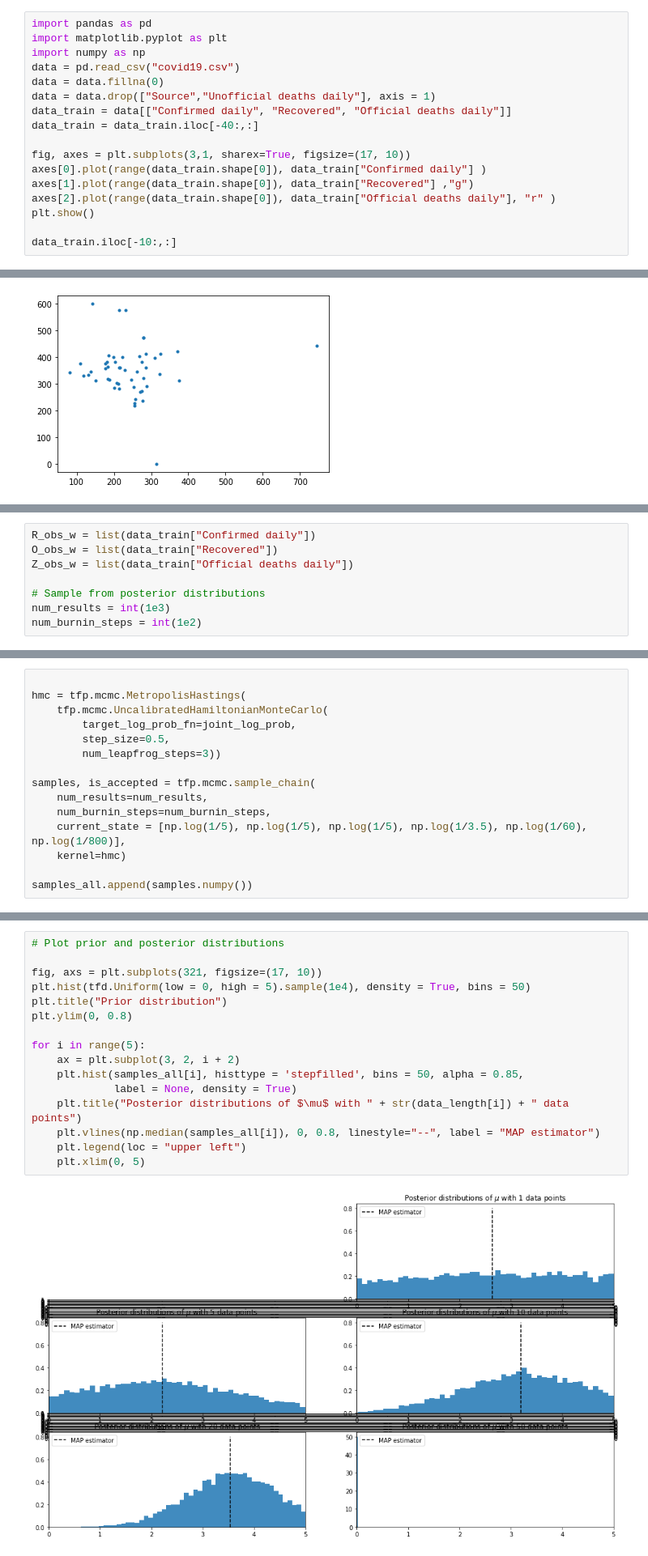
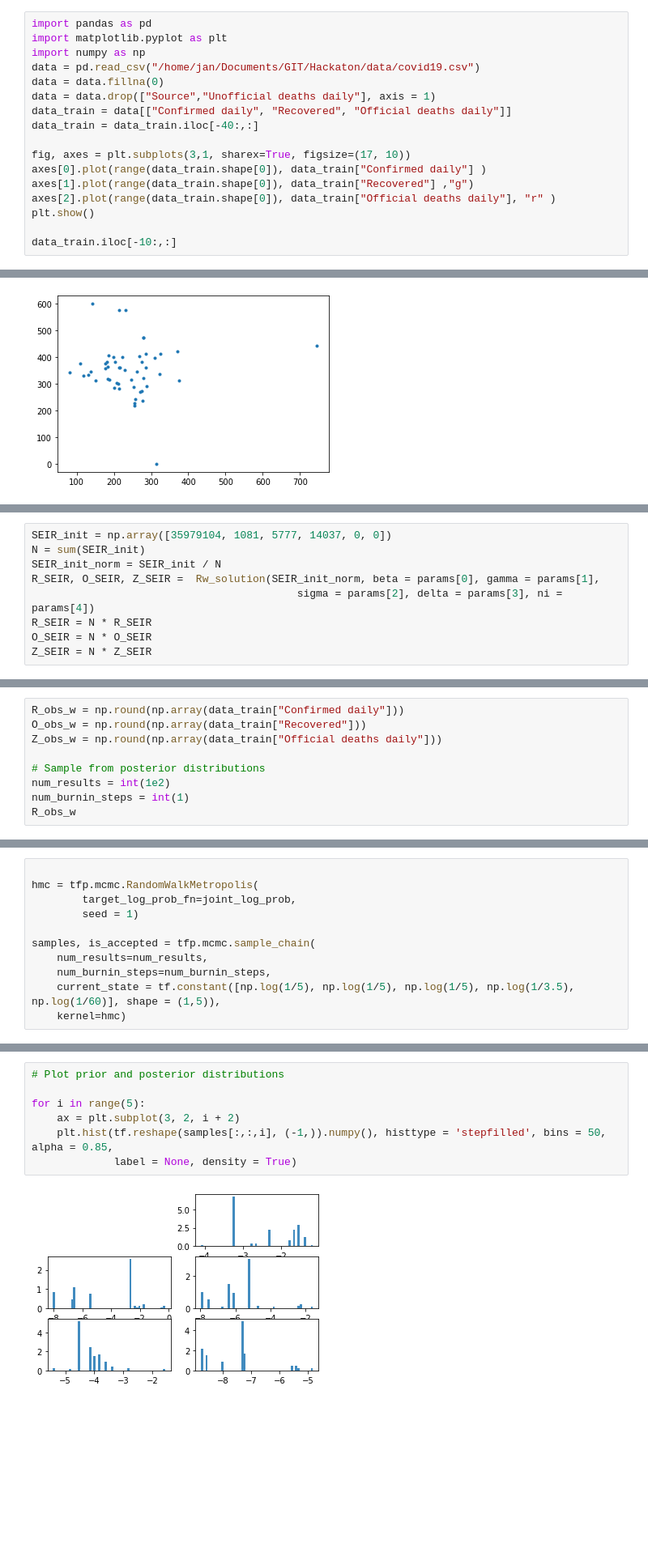
Before and after one commit to JohnnyWasilewski/Hackaton, a Jupyter notebook: Bayesian_SEIR/SEIR.ipynb, the cells around one changed output, grey strips where cells are left out. Shown at 81% size. Saved outputs shown, nothing was run; the diff lists cells and outputs as text; blank space fills up the shorter version.

Commit message:
SEIR repair

```diff
--- a/Bayesian_SEIR/SEIR.ipynb
+++ b/Bayesian_SEIR/SEIR.ipynb
@@ -2,7 +2,7 @@
 import pandas as pd
 import matplotlib.pyplot as plt
 import numpy as np
-data = pd.read_csv("covid19.csv")
+data = pd.read_csv("/home/jan/Documents/GIT/Hackaton/data/covid19.csv")
 data = data.fillna(0)
 data = data.drop(["Source","Unofficial deaths daily"], axis = 1)
 data_train = data[["Confirmed daily", "Recovered", "Official deaths daily"]]
@@ -117,3 +113,12 @@ SEIR:  [0.9994195417024903, 3.002777736155942e-05, 0.00016047221999789896, 0.000
+# %%
+SEIR_init = np.array([35979104, 1081, 5777, 14037, 0, 0])
+N = sum(SEIR_init)
+SEIR_init_norm = SEIR_init / N
+R_SEIR, O_SEIR, Z_SEIR =  Rw_solution(SEIR_init_norm, beta = params[0], gamma = params[1],
+                                          sigma = params[2], delta = params[3], ni = params[4])
+R_SEIR = N * R_SEIR
+O_SEIR = N * O_SEIR
+Z_SEIR = N * Z_SEIR
 # %%
 import tensorflow_probability as tfp
 import tensorflow as tf
@@ -154,8 +162,9 @@ def joint_log_prob(beta, sigma, gamma, delta, ni, R_obs_w = R_obs_w, O_obs_w = O
 # %%
-R_obs_w = list(data_train["Confirmed daily"])
-O_obs_w = list(data_train["Recovered"])
-Z_obs_w = list(data_train["Official deaths daily"])
+R_obs_w = np.round(np.array(data_train["Confirmed daily"]))
+O_obs_w = np.round(np.array(data_train["Recovered"]))
+Z_obs_w = np.round(np.array(data_train["Official deaths daily"]))
 
 # Sample from posterior distributions
-num_results = int(1e3)
-num_burnin_steps = int(1e2)
+num_results = int(1e2)
+num_burnin_steps = int(1)
+R_obs_w
@@ -162,15 +176,11 @@ num_burnin_steps = int(1e2)
 # %%
 
-hmc = tfp.mcmc.MetropolisHastings(
-    tfp.mcmc.UncalibratedHamiltonianMonteCarlo(
+hmc = tfp.mcmc.RandomWalkMetropolis(
         target_log_prob_fn=joint_log_prob,
-        step_size=0.5,
-        num_leapfrog_steps=3))
+        seed = 1)
 
 samples, is_accepted = tfp.mcmc.sample_chain(
     num_results=num_results,
     num_burnin_steps=num_burnin_steps,
-    current_state = [np.log(1/5), np.log(1/5), np.log(1/5), np.log(1/3.5), np.log(1/60), np.log(1/800)],
+    current_state = tf.constant([np.log(1/5), np.log(1/5), np.log(1/5), np.log(1/3.5), np.log(1/60)], shape = (1,5)),
     kernel=hmc)
-
-samples_all.append(samples.numpy())
@@ -179,18 +187,9 @@ TypeError: Scalar tensor has no `len()`
 # %%
 # Plot prior and posterior distributions
 
-fig, axs = plt.subplots(321, figsize=(17, 10))
-plt.hist(tfd.Uniform(low = 0, high = 5).sample(1e4), density = True, bins = 50)
-plt.title("Prior distribution")
-plt.ylim(0, 0.8)
-
 for i in range(5):
     ax = plt.subplot(3, 2, i + 2)
-    plt.hist(samples_all[i], histtype = 'stepfilled', bins = 50, alpha = 0.85,
+    plt.hist(tf.reshape(samples[:,:,i], (-1,)).numpy(), histtype = 'stepfilled', bins = 50, alpha = 0.85,
              label = None, density = True)
-    plt.title("Posterior distributions of $\mu$ with " + str(data_length[i]) + " data points")
-    plt.vlines(np.median(samples_all[i]), 0, 0.8, linestyle="--", label = "MAP estimator")
-    plt.legend(loc = "upper left")
-    plt.xlim(0, 5)
 # %% [output]
-[figure, old version]
+[figure, new version]
```
Also changed, not shown: parts of 8 cells of this notebook, 1 other file.
